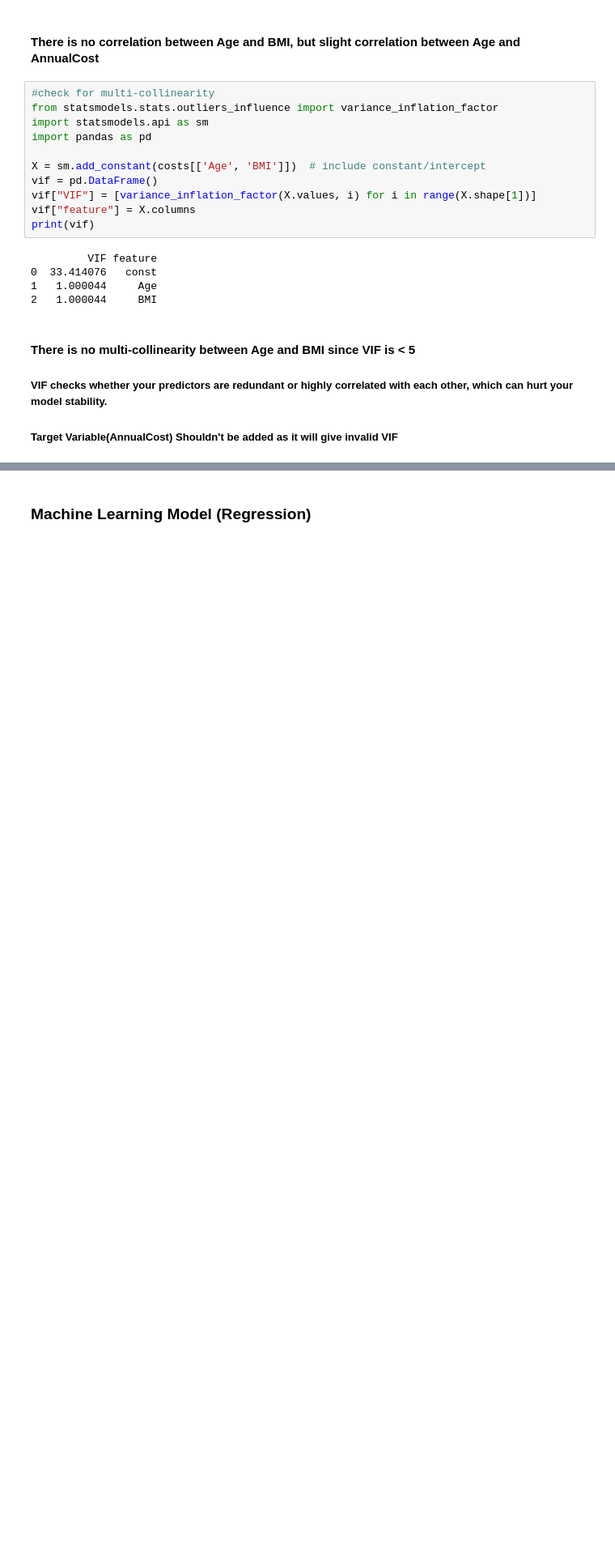
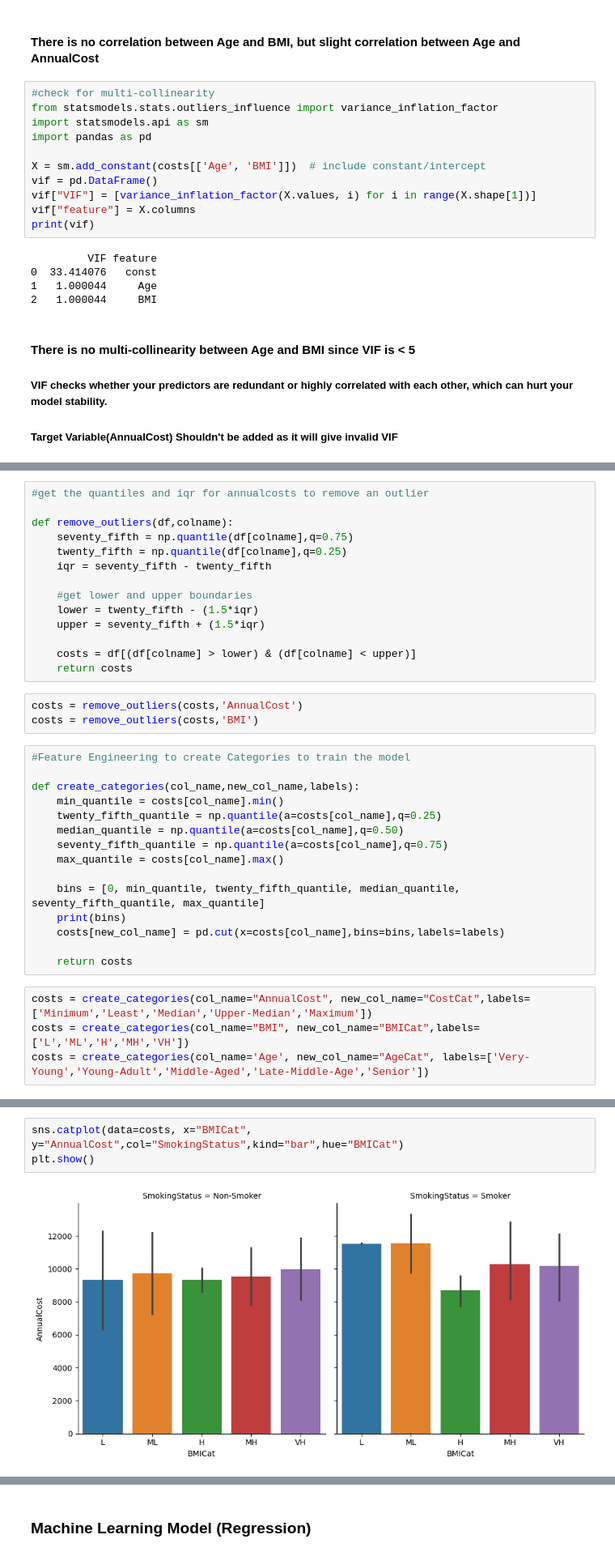
Before and after one commit to sumaaithal/Health_Care_Costs, a Jupyter notebook: notebook.ipynb, the cells around one changed output, grey strips where cells are left out. Shown at 81% size. Cells and saved outputs as stored; diff of their text form; blank space fills up the shorter version.

Commit message:
Model Budiling

```diff
--- a/notebook.ipynb
+++ b/notebook.ipynb
@@ -187,0 +206,36 @@ print(vif)
+# %%
+#get the quantiles and iqr for annualcosts to remove an outlier
+
+def remove_outliers(df,colname):
+    seventy_fifth = np.quantile(df[colname],q=0.75)
+    twenty_fifth = np.quantile(df[colname],q=0.25)
+    iqr = seventy_fifth - twenty_fifth
+
+    #get lower and upper boundaries
+    lower = twenty_fifth - (1.5*iqr)
+    upper = seventy_fifth + (1.5*iqr)
+
+    costs = df[(df[colname] > lower) & (df[colname] < upper)]
+    return costs
+# %%
+costs = remove_outliers(costs,'AnnualCost')
+costs = remove_outliers(costs,'BMI')
+# %%
+#Feature Engineering to create Categories to train the model
+
+def create_categories(col_name,new_col_name,labels):
+    min_quantile = costs[col_name].min()
+    twenty_fifth_quantile = np.quantile(a=costs[col_name],q=0.25)
+    median_quantile = np.quantile(a=costs[col_name],q=0.50)
+    seventy_fifth_quantile = np.quantile(a=costs[col_name],q=0.75)
+    max_quantile = costs[col_name].max()
+
+    bins = [0, min_quantile, twenty_fifth_quantile, median_quantile, seventy_fifth_quantile, max_quantile]
+    print(bins)
+    costs[new_col_name] = pd.cut(x=costs[col_name],bins=bins,labels=labels)
+
+    return costs
+# %%
+costs = create_categories(col_name="AnnualCost", new_col_name="CostCat",labels=['Minimum','Least','Median','Upper-Median','Maximum'])
+costs = create_categories(col_name="BMI", new_col_name="BMICat",labels=['L','ML','H','MH','VH'])
+costs = create_categories(col_name='Age', new_col_name="AgeCat", labels=['Very-Young','Young-Adult','Middle-Aged','Late-Middle-Age','Senior'])
@@ -187,0 +257,5 @@ print(vif)
+# %%
+sns.catplot(data=costs, x="BMICat", y="AnnualCost",col="SmokingStatus",kind="bar",hue="BMICat")
+plt.show()
+# %% [output]
+[figure, added]
```
Also changed, not shown: parts of 53 cells of this notebook.
